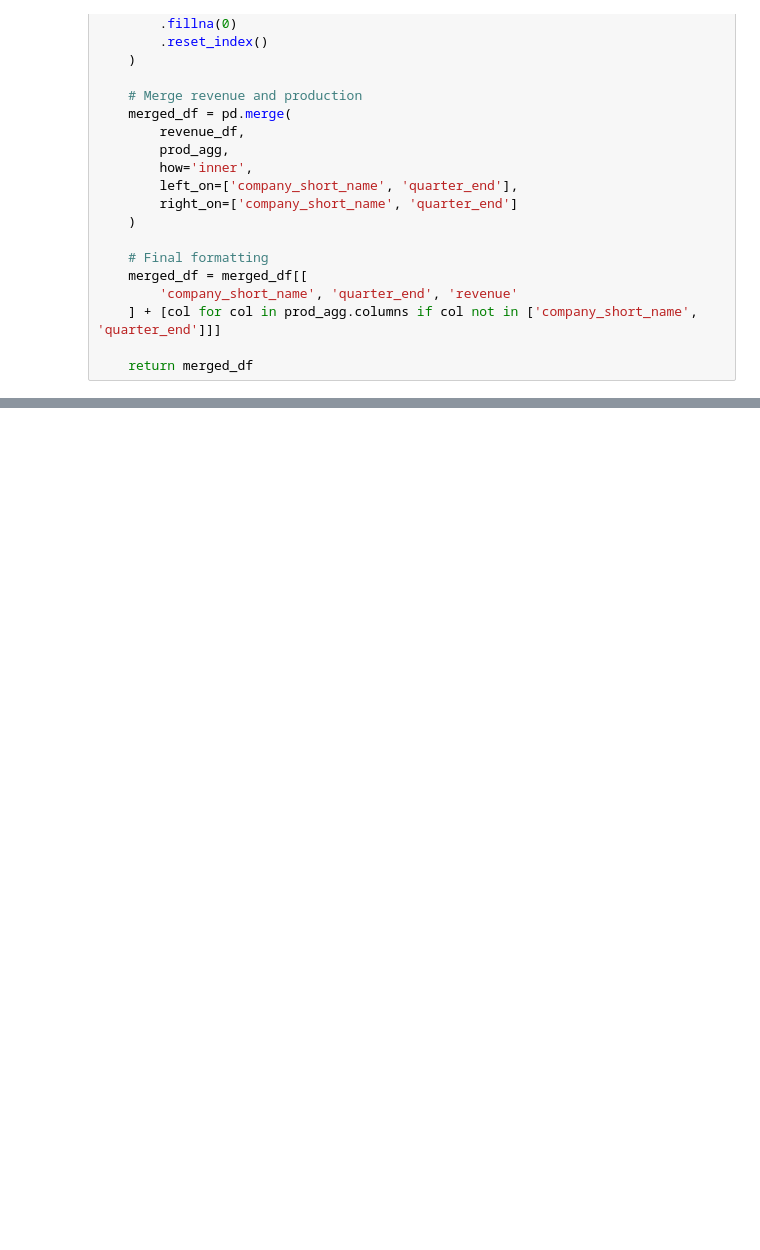
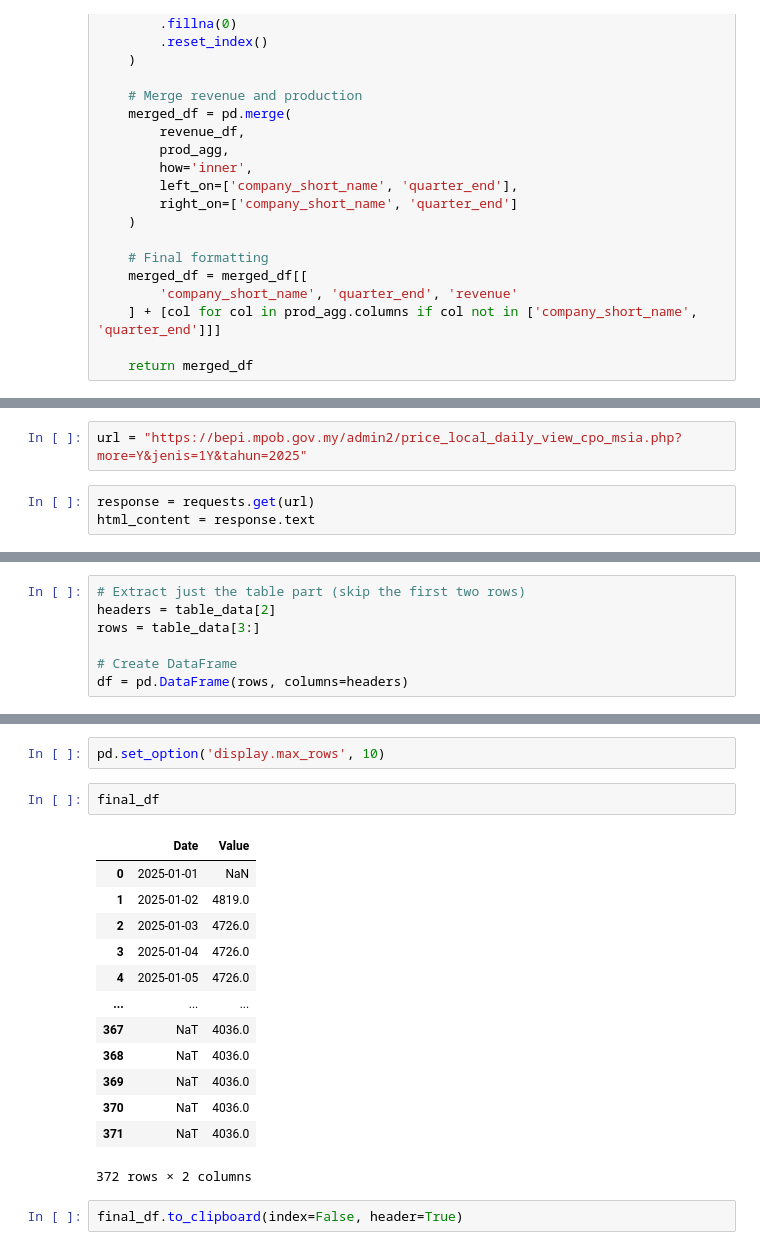
Before and after one commit to derrickgzq/bursa_palmai, a Jupyter notebook: draft.ipynb, the cells around one changed output, grey strips where cells are left out. Drawn from its saved outputs; the diff is of its cells as text; blank space fills up the shorter version.

```diff
--- a/draft.ipynb
+++ b/draft.ipynb
@@ -758,0 +762,5 @@ build_revenue_production_df()
+# %%
+url = "https://bepi.mpob.gov.my/admin2/price_local_daily_view_cpo_msia.php?more=Y&jenis=1Y&tahun=2025"
+# %%
+response = requests.get(url)
+html_content = response.text
@@ -758,0 +804,7 @@ build_revenue_production_df()
+# %%
+# Extract just the table part (skip the first two rows)
+headers = table_data[2]
+rows = table_data[3:]
+
+# Create DataFrame
+df = pd.DataFrame(rows, columns=headers)
@@ -758,0 +888,20 @@ build_revenue_production_df()
+# %%
+pd.set_option('display.max_rows', 10)
+# %%
+final_df
+# %% [output]
+|  | Date | Value |
+| 0 | 2025-01-01 | NaN |
+| 1 | 2025-01-02 | 4819.0 |
+| 2 | 2025-01-03 | 4726.0 |
+| 3 | 2025-01-04 | 4726.0 |
+| 4 | 2025-01-05 | 4726.0 |
+| ... | ... | ... |
+| 367 | NaT | 4036.0 |
+| 368 | NaT | 4036.0 |
+| 369 | NaT | 4036.0 |
+| 370 | NaT | 4036.0 |
+| 371 | NaT | 4036.0 |
+372 rows × 2 columns
+# %%
+final_df.to_clipboard(index=False, header=True)
```
Also changed, not shown: parts of 4 cells of this notebook, 5 other files.
